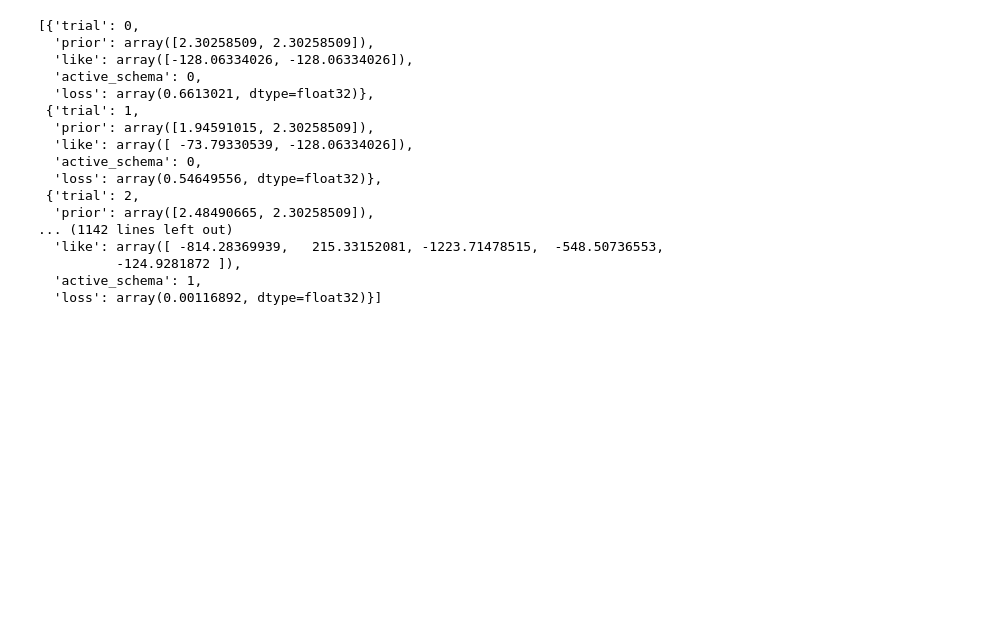
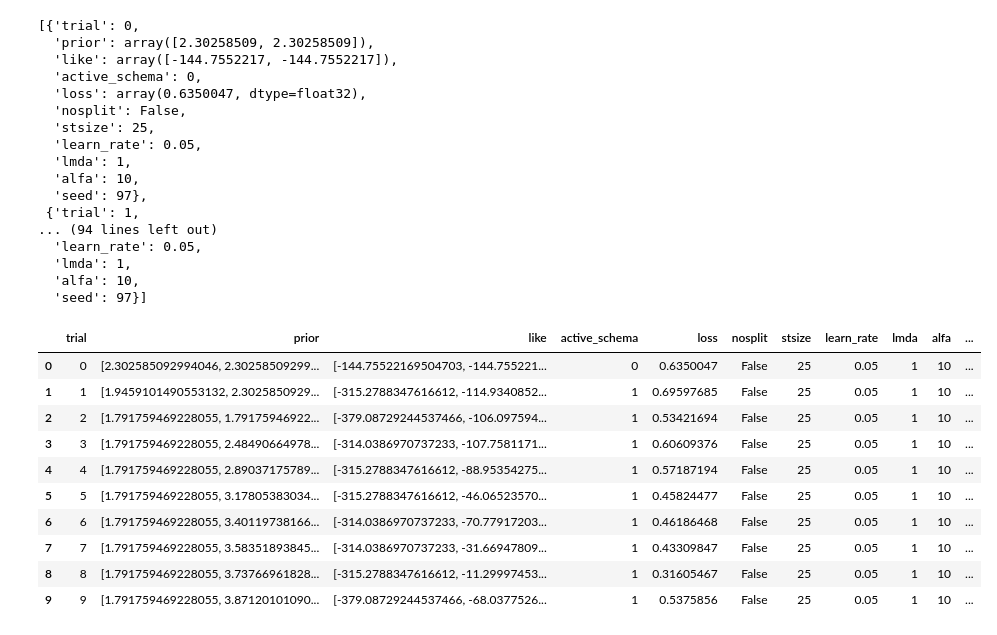
Before and after one commit to andrebeu/SEMCSW, a Jupyter notebook: NB-run_sem.ipynb, the cells around one changed output. Drawn from its saved outputs; the diff is of its cells as text; code cells hidden in the pictures; blank space fills up the shorter version.

```diff
--- a/NB-run_sem.ipynb
+++ b/NB-run_sem.ipynb
@@ -14,20 +14,27 @@ task = CSWTask()
 
 exp_kwargs={
     'condition':'blocked',
-    'n_train':160,
-    'n_test':40
+    'n_train':8,
+    'n_test':2
 }
 exp = task.generate_experiment(**exp_kwargs)
 
-
+stsize = 25
 learn_rate = 0.05
+seed = 97
+alfa = 10
+lmda = 1
+nosplit = False
 
 sem_kwargs={
-    'lmda':1,
-    'alfa':10,
-    'nosplit':False,
-    'learn_rate':learn_rate
+    'nosplit':nosplit,
+    'stsize':stsize,
+    'lmda':lmda,
+    'alfa':alfa,
+    'learn_rate':learn_rate,
+    'seed':seed,
 }
+
 sem = SEM(**sem_kwargs)
 # sem.forward_trial(event)
 sem_data = sem.forward_exp(exp)
@@ -35,20 +42,34 @@ sem_data
 # %% [output]
 [{'trial': 0,
   'prior': array([2.30258509, 2.30258509]),
-  'like': array([-128.06334026, -128.06334026]),
+  'like': array([-144.7552217, -144.7552217]),
   'active_schema': 0,
-  'loss': array(0.6613021, dtype=float32)},
+  'loss': array(0.6350047, dtype=float32),
+  'nosplit': False,
+  'stsize': 25,
+  'learn_rate': 0.05,
+  'lmda': 1,
+  'alfa': 10,
+  'seed': 97},
  {'trial': 1,
-  'prior': array([1.94591015, 2.30258509]),
-  'like': array([ -73.79330539, -128.06334026]),
-  'active_schema': 0,
-  'loss': array(0.54649556, dtype=float32)},
- {'trial': 2,
-  'prior': array([2.48490665, 2.30258509]),
-... (1142 lines left out)
-  'like': array([ -814.28369939,   215.33152081, -1223.71478515,  -548.50736553,
-          -124.9281872 ]),
-  'active_schema': 1,
-  'loss': array(0.00116892, dtype=float32)}]
+... (94 lines left out)
+  'learn_rate': 0.05,
+  'lmda': 1,
+  'alfa': 10,
+  'seed': 97}]
+# %%
+pd.DataFrame(sem_data)
+# %% [output]
+|  | trial | prior | like | active_schema | loss | nosplit | stsize | learn_rate | lmda | alfa | ... |
+| 0 | 0 | [2.302585092994046, 2.30258509299... | [-144.75522169504703, -144.755221... | 0 | 0.6350047 | False | 25 | 0.05 | 1 | 10 | ... |
+| 1 | 1 | [1.9459101490553132, 2.3025850929... | [-315.2788347616612, -114.9340852... | 1 | 0.69597685 | False | 25 | 0.05 | 1 | 10 | ... |
+| 2 | 2 | [1.791759469228055, 1.79175946922... | [-379.08729244537466, -106.097594... | 1 | 0.53421694 | False | 25 | 0.05 | 1 | 10 | ... |
+| 3 | 3 | [1.791759469228055, 2.48490664978... | [-314.0386970737233, -107.7581171... | 1 | 0.60609376 | False | 25 | 0.05 | 1 | 10 | ... |
+| 4 | 4 | [1.791759469228055, 2.89037175789... | [-315.2788347616612, -88.95354275... | 1 | 0.57187194 | False | 25 | 0.05 | 1 | 10 | ... |
+| 5 | 5 | [1.791759469228055, 3.17805383034... | [-315.2788347616612, -46.06523570... | 1 | 0.45824477 | False | 25 | 0.05 | 1 | 10 | ... |
+| 6 | 6 | [1.791759469228055, 3.40119738166... | [-314.0386970737233, -70.77917203... | 1 | 0.46186468 | False | 25 | 0.05 | 1 | 10 | ... |
+| 7 | 7 | [1.791759469228055, 3.58351893845... | [-314.0386970737233, -31.66947809... | 1 | 0.43309847 | False | 25 | 0.05 | 1 | 10 | ... |
+| 8 | 8 | [1.791759469228055, 3.73766961828... | [-315.2788347616612, -11.29997453... | 1 | 0.31605467 | False | 25 | 0.05 | 1 | 10 | ... |
+| 9 | 9 | [1.791759469228055, 3.87120101090... | [-379.08729244537466, -68.0377526... | 1 | 0.5375856 | False | 25 | 0.05 | 1 | 10 | ... |
 # %%
 import pandas as pd
```
Also changed, not shown: parts of 1 cell of this notebook, 1 other file.
